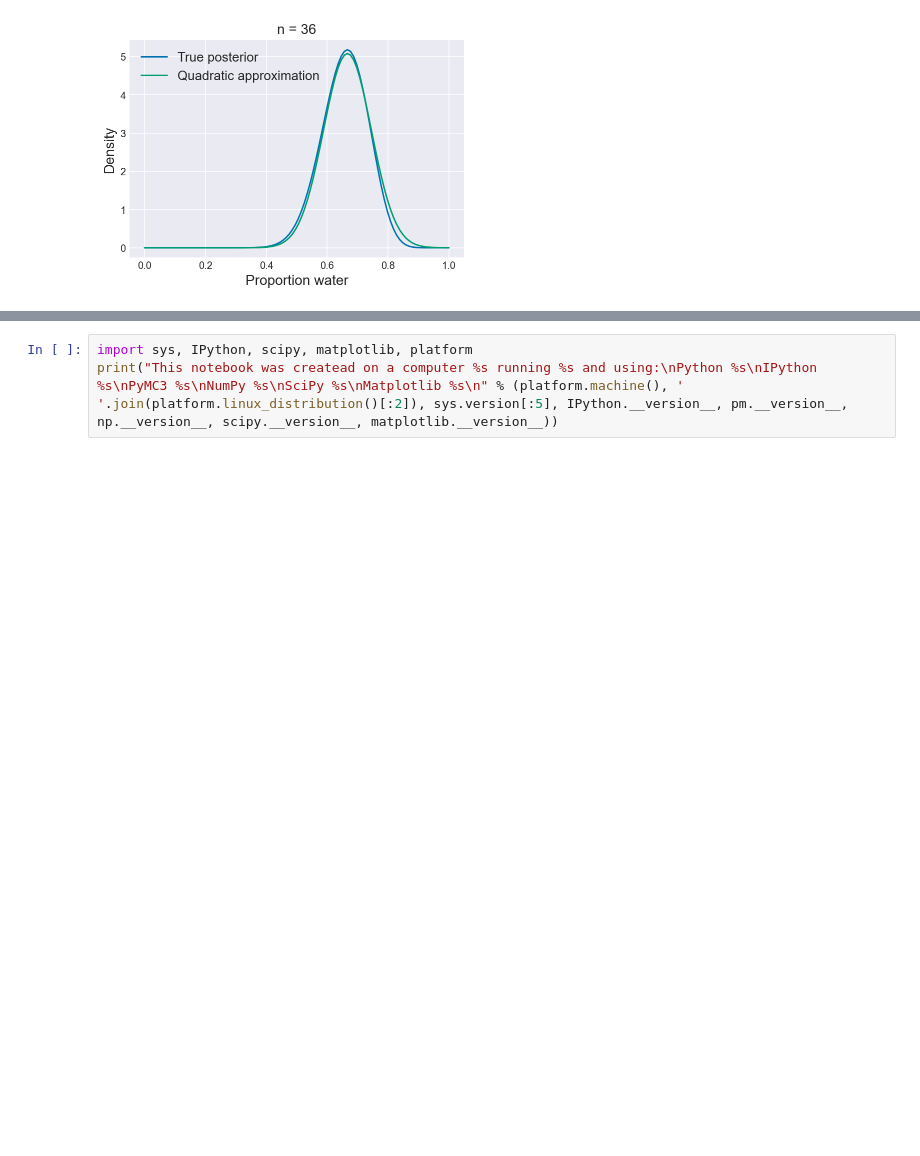
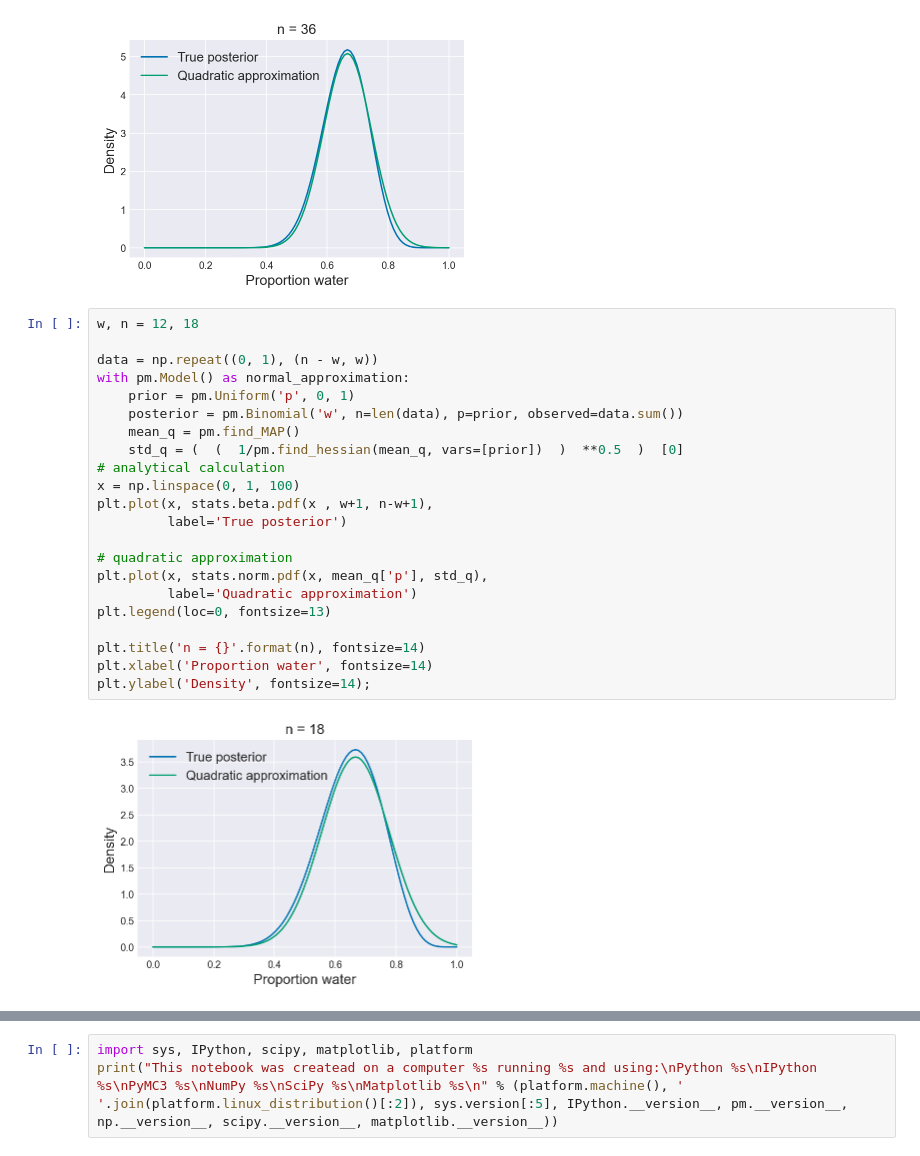
Before and after one commit to lofoyet/Statistical-Rethinking-with-Python-and-PyMC3, a Jupyter notebook: Chp_02.ipynb, the cells around one changed output, grey strips where cells are left out. Cells and saved outputs as stored; diff of their text form; blank space fills up the shorter version.

```diff
--- a/Chp_02.ipynb
+++ b/Chp_02.ipynb
@@ -110,6 +110,30 @@ plt.xlabel('Proportion water', fontsize=14)
 plt.ylabel('Density', fontsize=14);
 # %% [output]
 [figure]
+# %%
+w, n = 12, 18
+
+data = np.repeat((0, 1), (n - w, w))
+with pm.Model() as normal_approximation:
+    prior = pm.Uniform('p', 0, 1)
+    posterior = pm.Binomial('w', n=len(data), p=prior, observed=data.sum())
+    mean_q = pm.find_MAP()
+    std_q = (  (  1/pm.find_hessian(mean_q, vars=[prior])  )  **0.5  )  [0]
+# analytical calculation
+x = np.linspace(0, 1, 100)
+plt.plot(x, stats.beta.pdf(x , w+1, n-w+1),
+         label='True posterior')
+
+# quadratic approximation
+plt.plot(x, stats.norm.pdf(x, mean_q['p'], std_q),
+         label='Quadratic approximation')
+plt.legend(loc=0, fontsize=13)
+
+plt.title('n = {}'.format(n), fontsize=14)
+plt.xlabel('Proportion water', fontsize=14)
+plt.ylabel('Density', fontsize=14);
+# %% [output]
+[figure, added]
 # %%
 w, n = 24, 36
 
```
Also changed, not shown: parts of 1 cell of this notebook, 1 other file.
